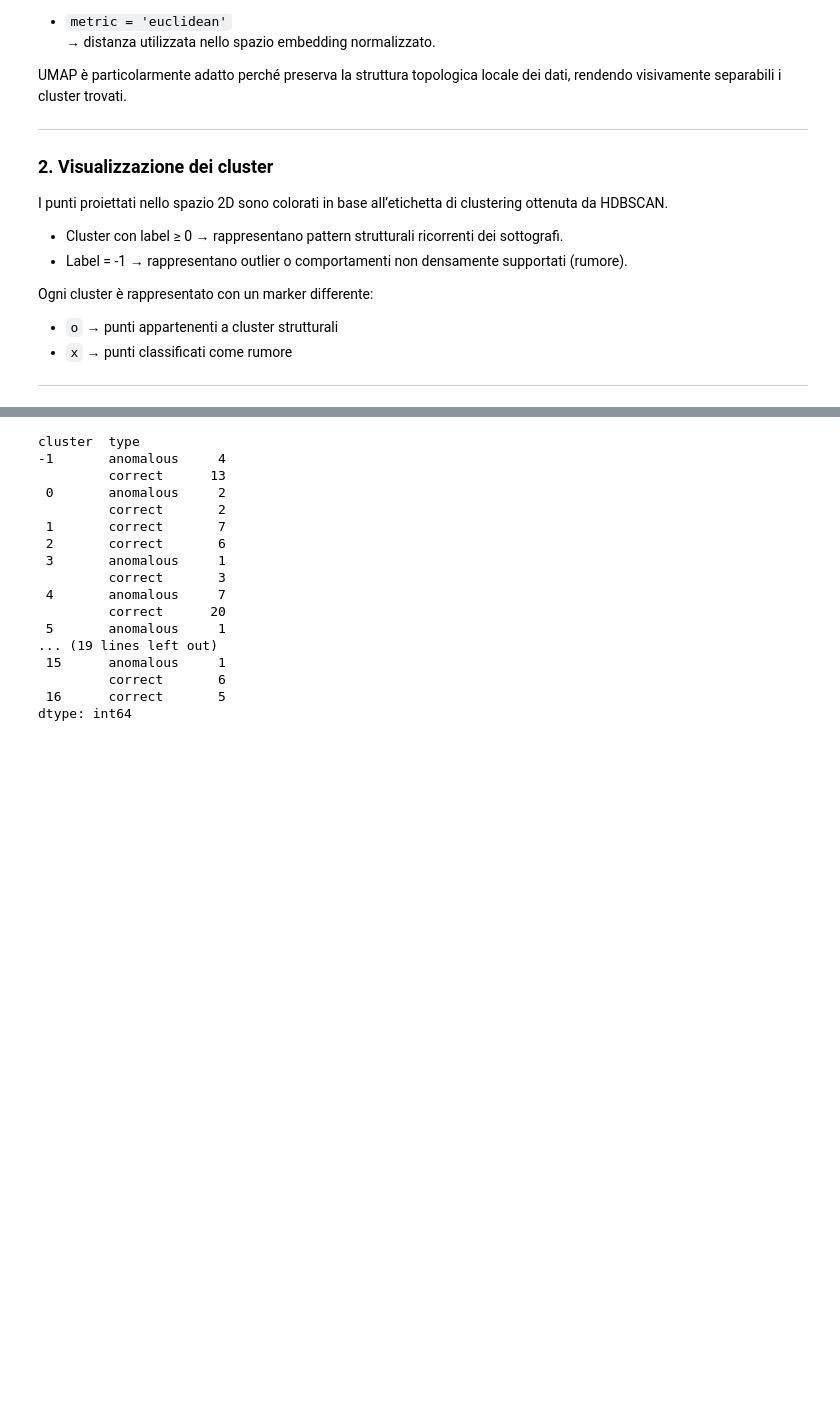
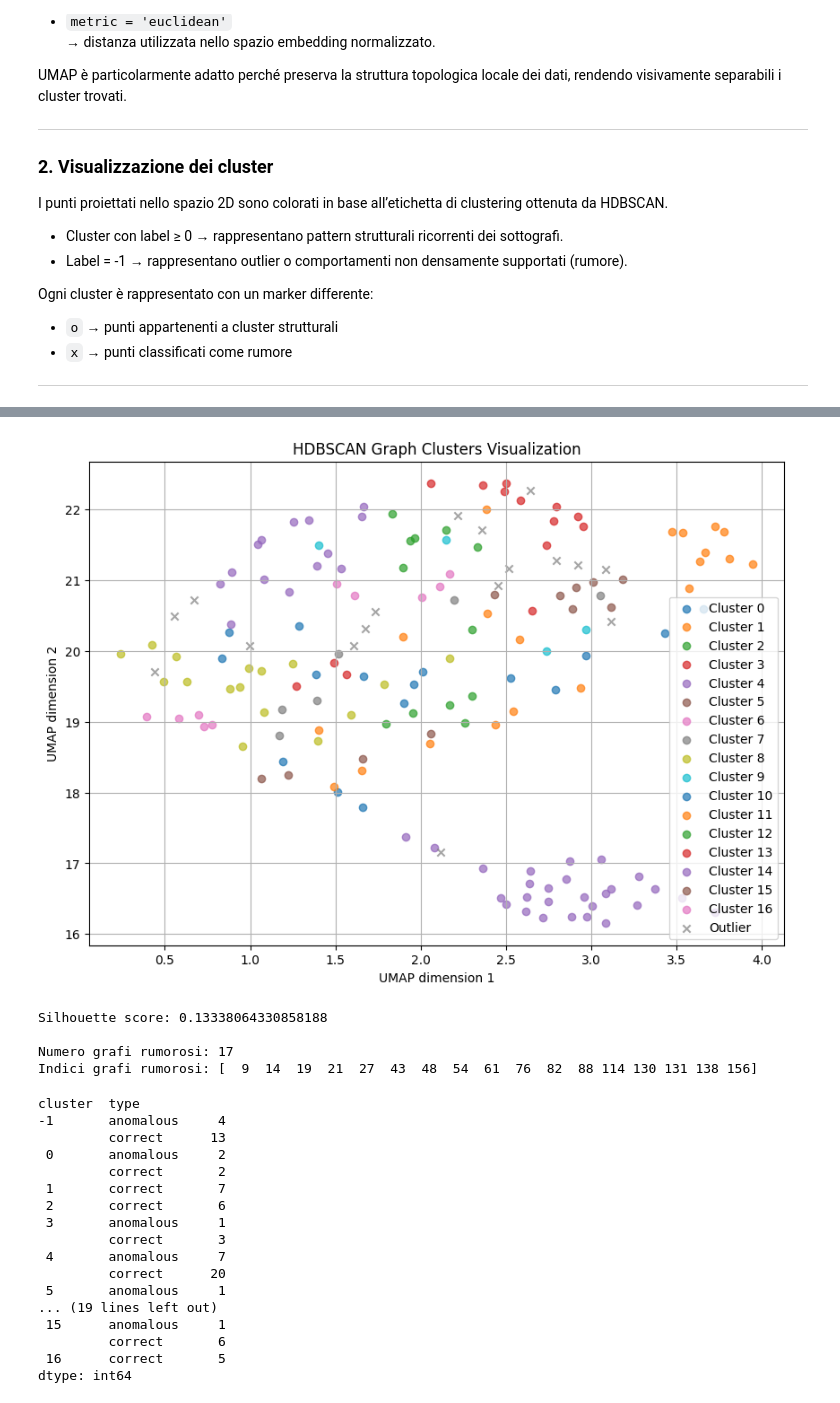
Before and after one commit to Gabri2023/BigData-Analytics, a Jupyter notebook: notebooks/fineExp/1_clusterings_semantic.ipynb, the cells around one changed output, grey strips where cells are left out. Cells and saved outputs as stored; diff of their text form; code cells hidden in the pictures; blank space fills up the shorter version.

Commit message:
Nuove prove clustering con embedding

```diff
--- a/notebooks/fineExp/1_clusterings_semantic.ipynb
+++ b/notebooks/fineExp/1_clusterings_semantic.ipynb
@@ -569,3 +509,78 @@ print(silhouette_score(X_reduced[mask], labels[mask]))
+# %%
+import numpy as np
+import matplotlib.pyplot as plt
+import umap
+from sklearn.metrics import silhouette_score
+
+# ===============================
+# RIDUZIONE DIMENSIONALE
+# ===============================
+
+reducer = umap.UMAP(
+    n_neighbors=15,
+    min_dist=0.1,
+    metric='euclidean'
+)
+
+X_2d = reducer.fit_transform(X_scaled)
+
+# ===============================
+# PLOT CLUSTER
+# ===============================
+
+plt.figure(figsize=(10,7))
+
+unique_labels = set(labels)
+
+for cluster_id in unique_labels:
+
+    mask = labels == cluster_id
+
+    if cluster_id == -1:
+        label_name = "Outlier"
+        marker_style = 'x'
+    else:
+        label_name = f"Cluster {cluster_id}"
+        marker_style = 'o'
+
+    plt.scatter(
+        X_2d[mask, 0],
+        X_2d[mask, 1],
+        label=label_name,
+        alpha=0.7,
+        marker=marker_style
+    )
+
+plt.legend()
+plt.title("HDBSCAN Graph Clusters Visualization")
+plt.xlabel("UMAP dimension 1")
+plt.ylabel("UMAP dimension 2")
+plt.grid(True)
+plt.show()
+
+# ===============================
+# SILHOUETTE SCORE (senza outlier)
+# ===============================
+
+mask = labels != -1
+score = silhouette_score(X_scaled[mask], labels[mask])
+
+print("Silhouette score:", score)
+
+# ===============================
+# INDIVIDUAZIONE GRAFI RUMOROSI
+# ===============================
+
+noise_indices = np.where(labels == -1)[0]
+
+print("\nNumero grafi rumorosi:", len(noise_indices))
+print("Indici grafi rumorosi:", noise_indices)
+# %% [output]
+[figure, added]
+Silhouette score: 0.13338064330858188
+
+Numero grafi rumorosi: 17
+Indici grafi rumorosi: [  9  14  19  21  27  43  48  54  61  76  82  88 114 130 131 138 156]
 # %%
 import pandas as pd
 n_anomalous = len(anomalous_graphs)
```
Also changed, not shown: parts of 2 cells of this notebook, 2 other files.
